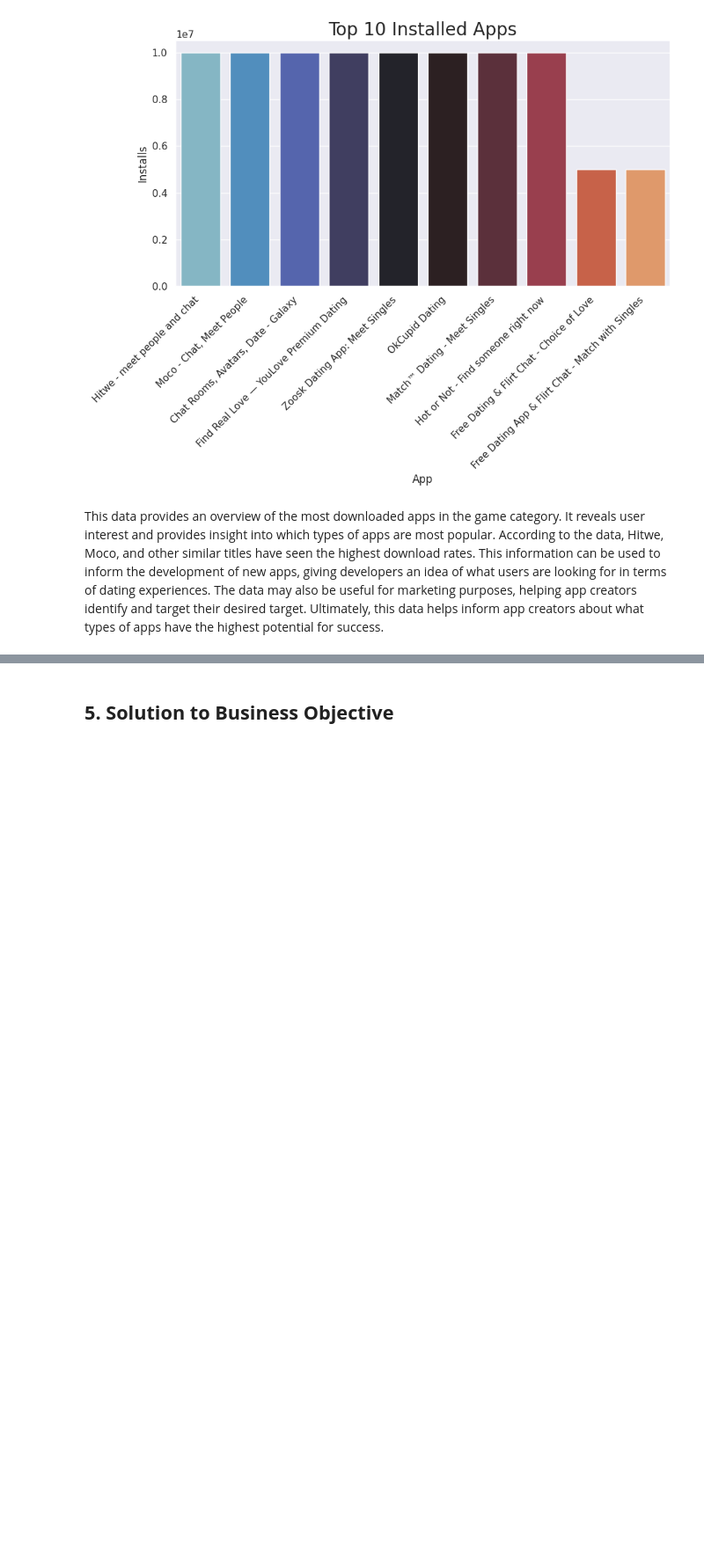
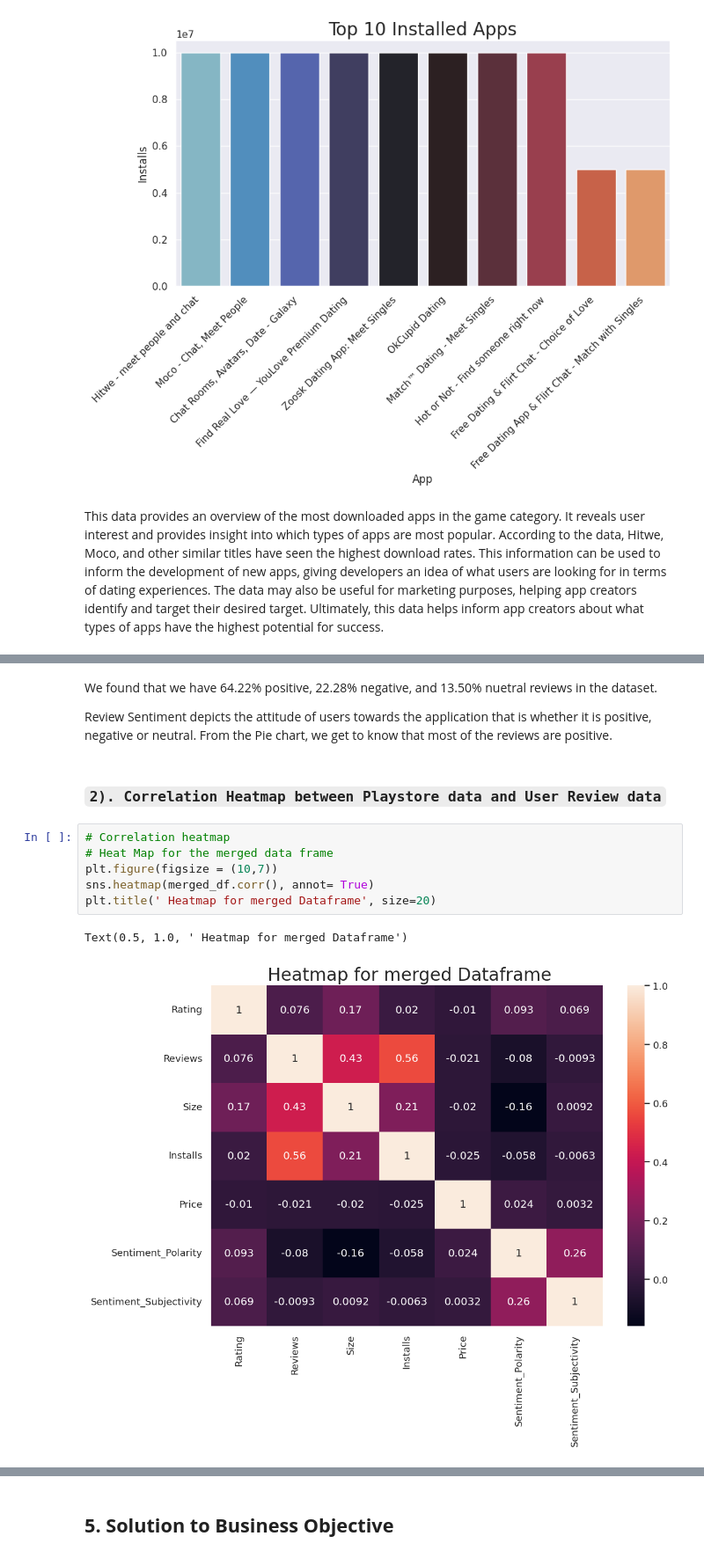
Before and after one commit to hbansal27/Google_Play_Store_Apps_Ratings_EDA, a Jupyter notebook: Play_Store_App_Review_Analysis_EDA.ipynb, the cells around one changed output, grey strips where cells are left out. Shown at 88% size. Cells and saved outputs as stored; diff of their text form; blank space fills up the shorter version.

```diff
--- a/Play_Store_App_Review_Analysis_EDA.ipynb
+++ b/Play_Store_App_Review_Analysis_EDA.ipynb
@@ -1251,0 +1302,15 @@ This data provides an overview of the most downloaded apps in the game category.
+# %% [markdown]
+We found that we have 64.22% positive, 22.28% negative, and 13.50% nuetral reviews in the dataset.
+
+Review Sentiment depicts the attitude of users towards the application that is whether it is positive, negative or neutral. From the Pie chart, we get to know that most of the reviews are positive.
+# %% [markdown]
+### **`2). Correlation Heatmap between Playstore data and User Review data`**
+# %%
+# Correlation heatmap
+# Heat Map for the merged data frame
+plt.figure(figsize = (10,7))
+sns.heatmap(merged_df.corr(), annot= True)
+plt.title(' Heatmap for merged Dataframe', size=20)
+# %% [output]
+Text(0.5, 1.0, ' Heatmap for merged Dataframe')
+[figure, added]
```
Also changed, not shown: parts of 29 cells of this notebook.
